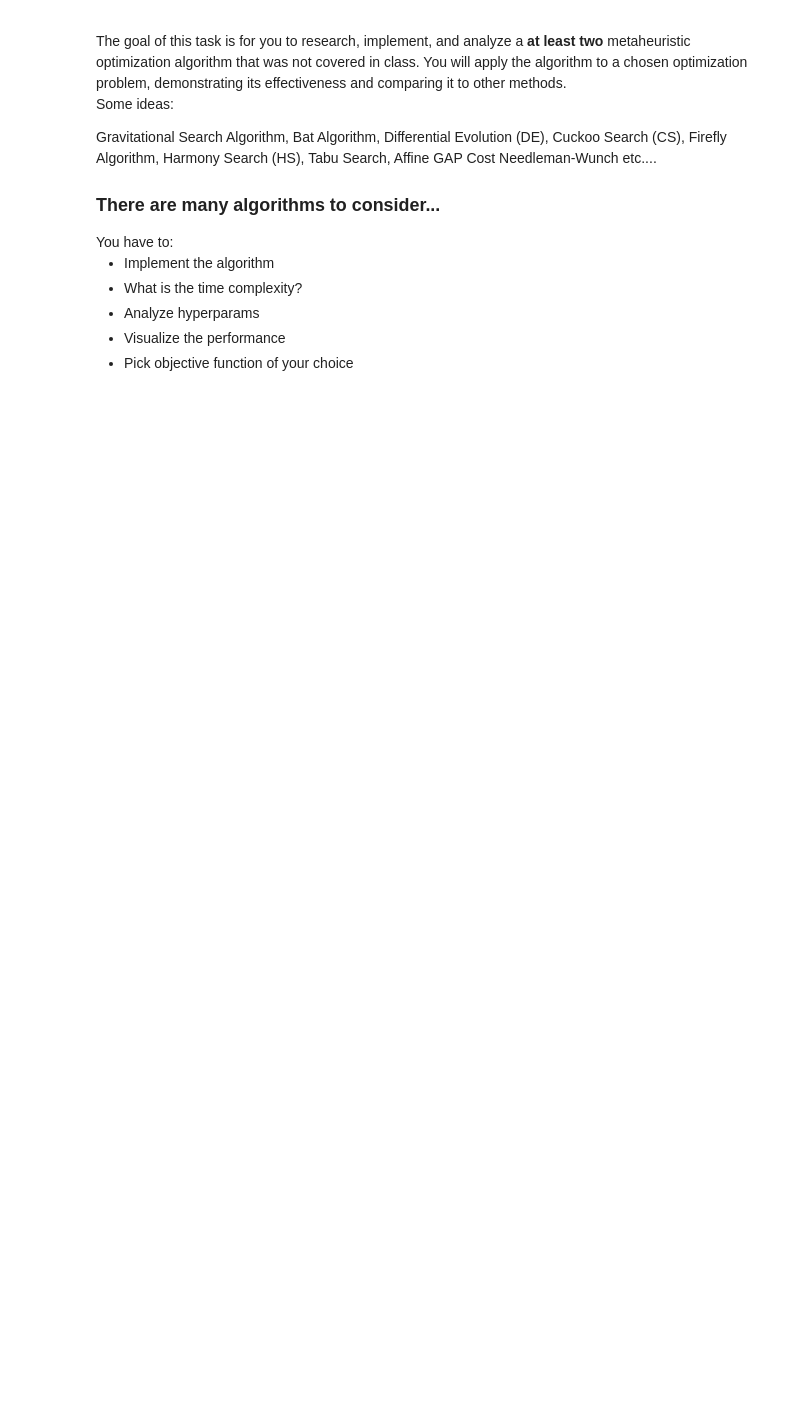
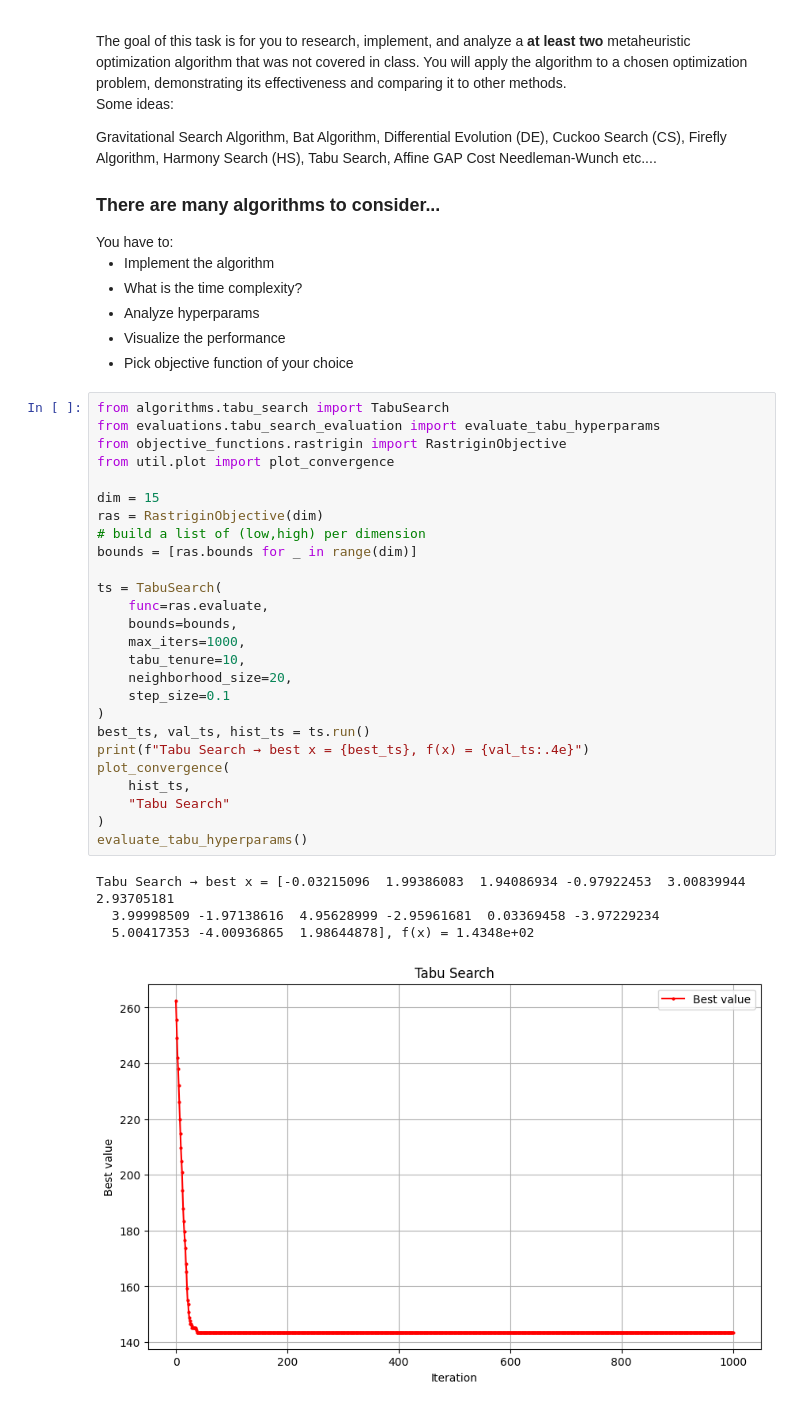
Before and after one commit to MarioSomodi/Optimization-Algorithms, a Jupyter notebook: OABOEC_Project_Mario_Somodi.ipynb, the cells around one changed output. Cells and saved outputs as stored; diff of their text form; blank space fills up the shorter version.

```diff
--- a/OABOEC_Project_Mario_Somodi.ipynb
+++ b/OABOEC_Project_Mario_Somodi.ipynb
@@ -1021,3 +1079,34 @@ You have to:
 *   Analyze hyperparams
 *   Visualize the performance
 *   Pick objective function of your choice
+# %%
+from algorithms.tabu_search import TabuSearch
+from evaluations.tabu_search_evaluation import evaluate_tabu_hyperparams
+from objective_functions.rastrigin import RastriginObjective
+from util.plot import plot_convergence
+
+dim = 15
+ras = RastriginObjective(dim)
+# build a list of (low,high) per dimension
+bounds = [ras.bounds for _ in range(dim)]
+
+ts = TabuSearch(
+    func=ras.evaluate,
+    bounds=bounds,
+    max_iters=1000,
+    tabu_tenure=10,
+    neighborhood_size=20,
+    step_size=0.1
+)
+best_ts, val_ts, hist_ts = ts.run()
+print(f"Tabu Search → best x = {best_ts}, f(x) = {val_ts:.4e}")
+plot_convergence(
+    hist_ts,
+    "Tabu Search"
+)
+evaluate_tabu_hyperparams()
+# %% [output]
+Tabu Search → best x = [-0.03215096  1.99386083  1.94086934 -0.97922453  3.00839944  2.93705181
+  3.99998509 -1.97138616  4.95628999 -2.95961681  0.03369458 -3.97229234
+  5.00417353 -4.00936865  1.98644878], f(x) = 1.4348e+02
+[figure, added]
```
Also changed, not shown: parts of 11 cells of this notebook, 2 other files.
